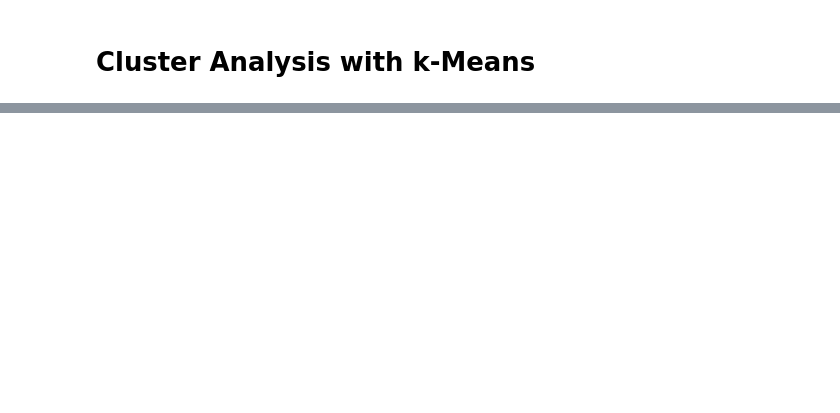
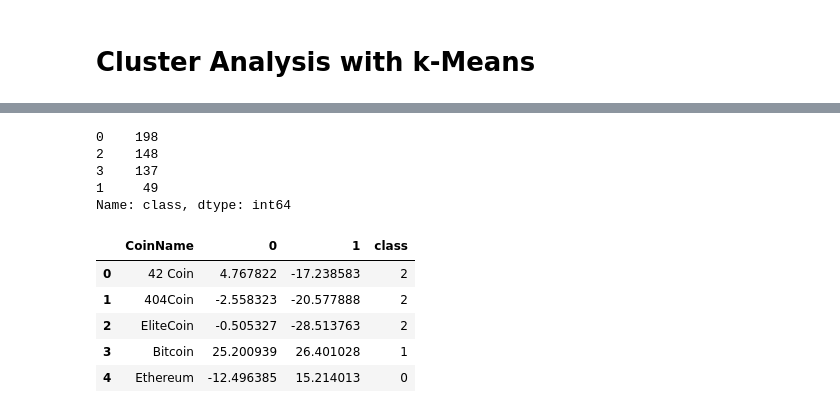
Before and after one commit to lekpix/Cryptocurrency-Clusters, a Jupyter notebook: Cryptocurrency.ipynb, the cells around one changed output, grey strips where cells are left out. Cells and saved outputs as stored; diff of their text form; code cells hidden in the pictures; blank space fills up the shorter version.

```diff
--- a/Cryptocurrency.ipynb
+++ b/Cryptocurrency.ipynb
@@ -171,0 +206,19 @@ plt.show()
+# %%
+New_df['class'].value_counts()
+# %% [output]
+0    198
+2    148
+3    137
+1     49
+Name: class, dtype: int64
+# %%
+CryptoCluster_df=pd.concat([CoinName, New_df],axis=1, sort=False)
+# %%
+CryptoCluster_df.head()
+# %% [output]
+|  | CoinName | 0 | 1 | class |
+| 0 | 42 Coin | 4.767822 | -17.238583 | 2 |
+| 1 | 404Coin | -2.558323 | -20.577888 | 2 |
+| 2 | EliteCoin | -0.505327 | -28.513763 | 2 |
+| 3 | Bitcoin | 25.200939 | 26.401028 | 1 |
+| 4 | Ethereum | -12.496385 | 15.214013 | 0 |
```
Also changed, not shown: parts of 9 cells of this notebook.
